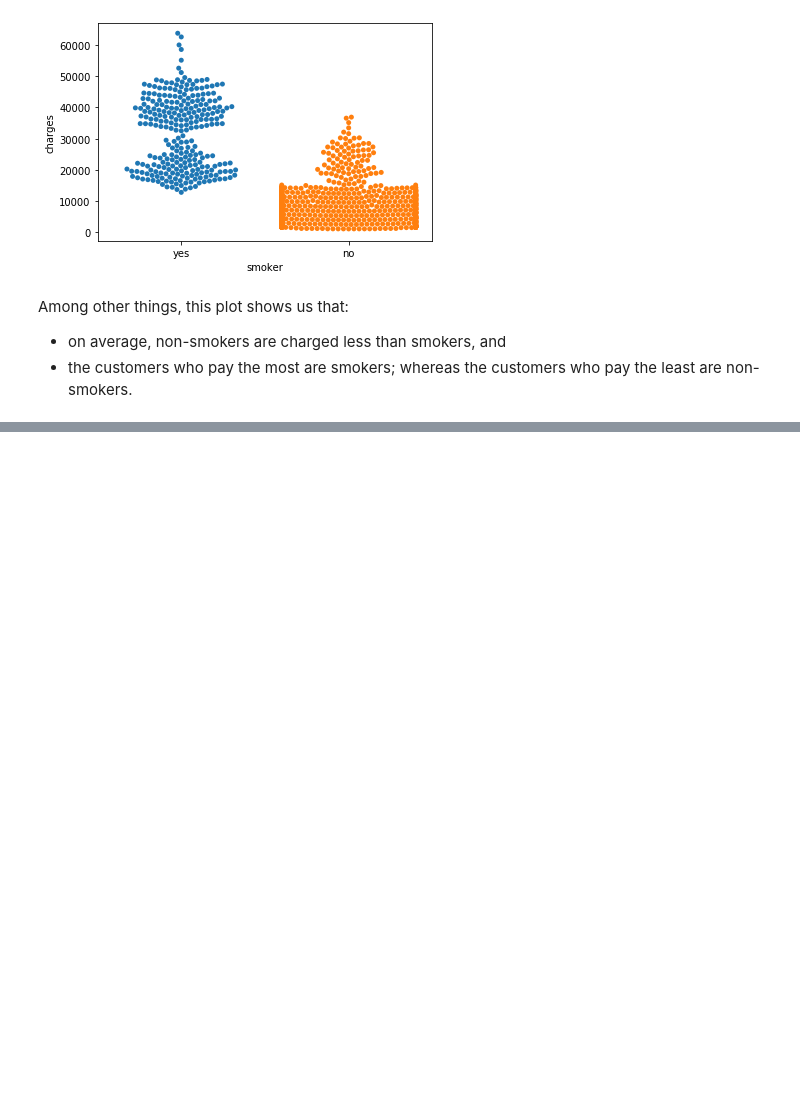
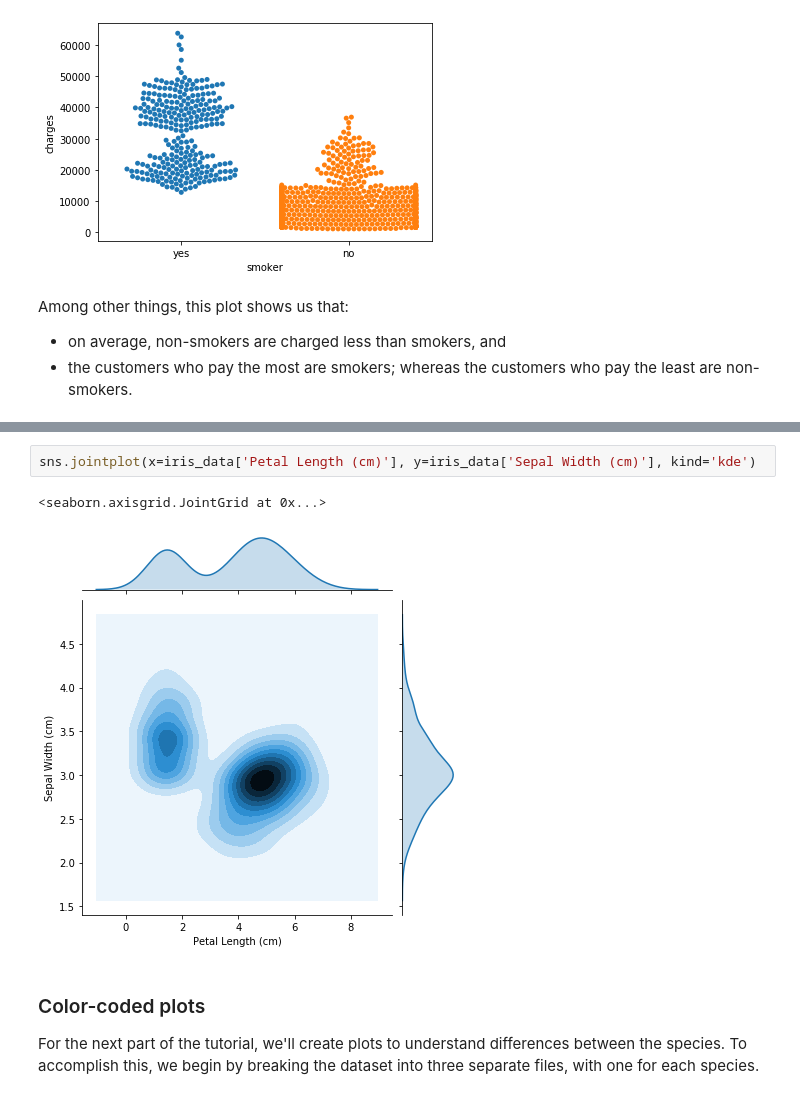
Before and after one commit to Shahid1993/python-learning-notebooks, a Jupyter notebook: Data_Visualization.ipynb, the cells around one changed output, grey strips where cells are left out. Saved outputs shown, nothing was run; the diff lists cells and outputs as text; blank space fills up the shorter version.

Commit message:
Seaborn Distributions

```diff
--- a/Data_Visualization.ipynb
+++ b/Data_Visualization.ipynb
@@ -250,0 +293,8 @@ Among other things, this plot shows us that:
+# %%
+sns.jointplot(x=iris_data['Petal Length (cm)'], y=iris_data['Sepal Width (cm)'], kind='kde')
+# %% [output]
+<seaborn.axisgrid.JointGrid at 0x...>
+[figure, added]
+# %% [markdown]
+### Color-coded plots
+For the next part of the tutorial, we'll create plots to understand differences between the species. To accomplish this, we begin by breaking the dataset into three separate files, with one for each species.
```
Also changed, not shown: parts of 13 cells of this notebook, 1 other file.
